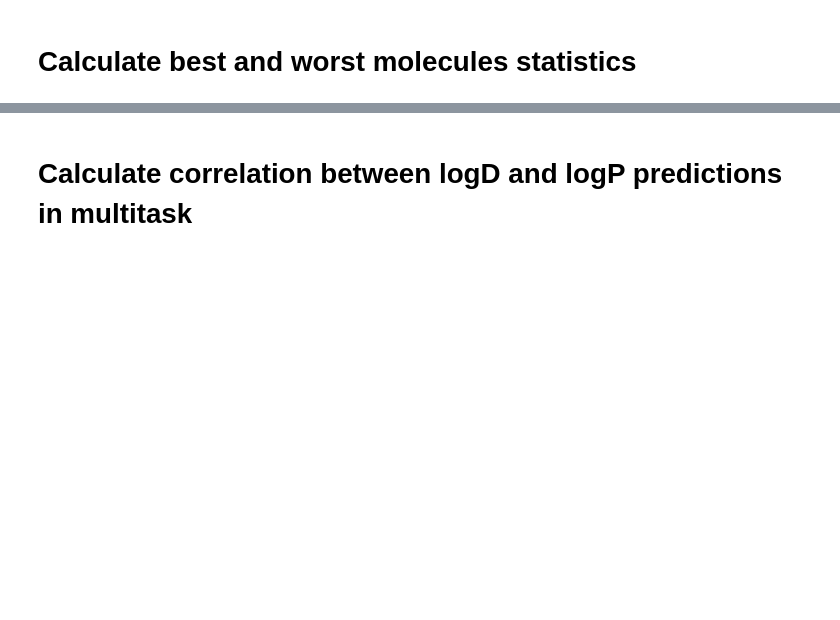
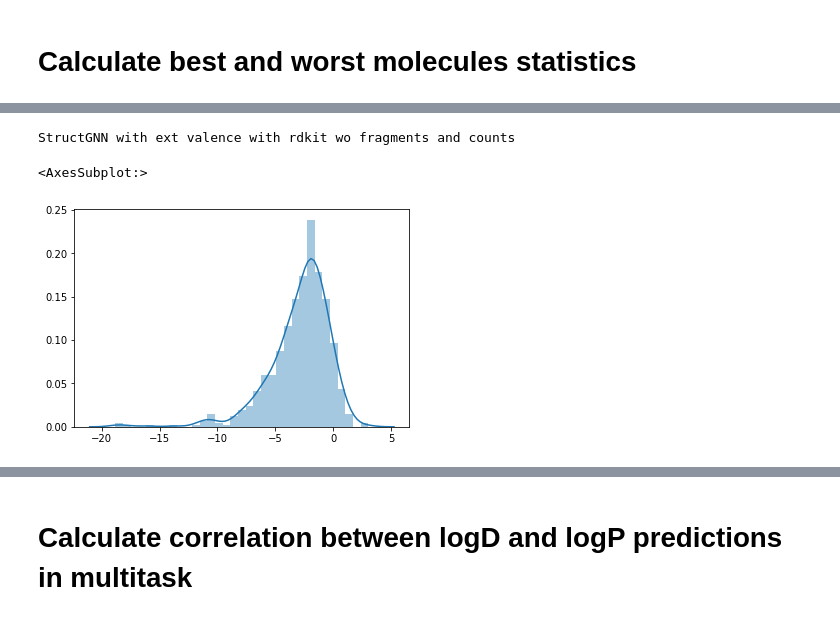
Before and after one commit to VEK239/StructGNN-lipophilicity, a Jupyter notebook: notebooks/SOTA/1_DMPNN_StructGNN_models_analysis.ipynb, the cells around one changed output, grey strips where cells are left out. Drawn from its saved outputs; the diff is of its cells as text; code cells hidden in the pictures; blank space fills up the shorter version.

```diff
--- a/notebooks/SOTA/1_DMPNN_StructGNN_models_analysis.ipynb
+++ b/notebooks/SOTA/1_DMPNN_StructGNN_models_analysis.ipynb
@@ -199,0 +457,7 @@ logP_is_symmetric  =  0.563 +/- 0.0
+# %%
+print(p_value['Model_1'])
+sns.distplot(np.log(test_prediction_1[ERROR_COLUMN].values))
+# %% [output]
+StructGNN with ext valence with rdkit wo fragments and counts
+<AxesSubplot:>
+[figure, added]
```
Also changed, not shown: parts of 12 cells of this notebook, 54 other files.
